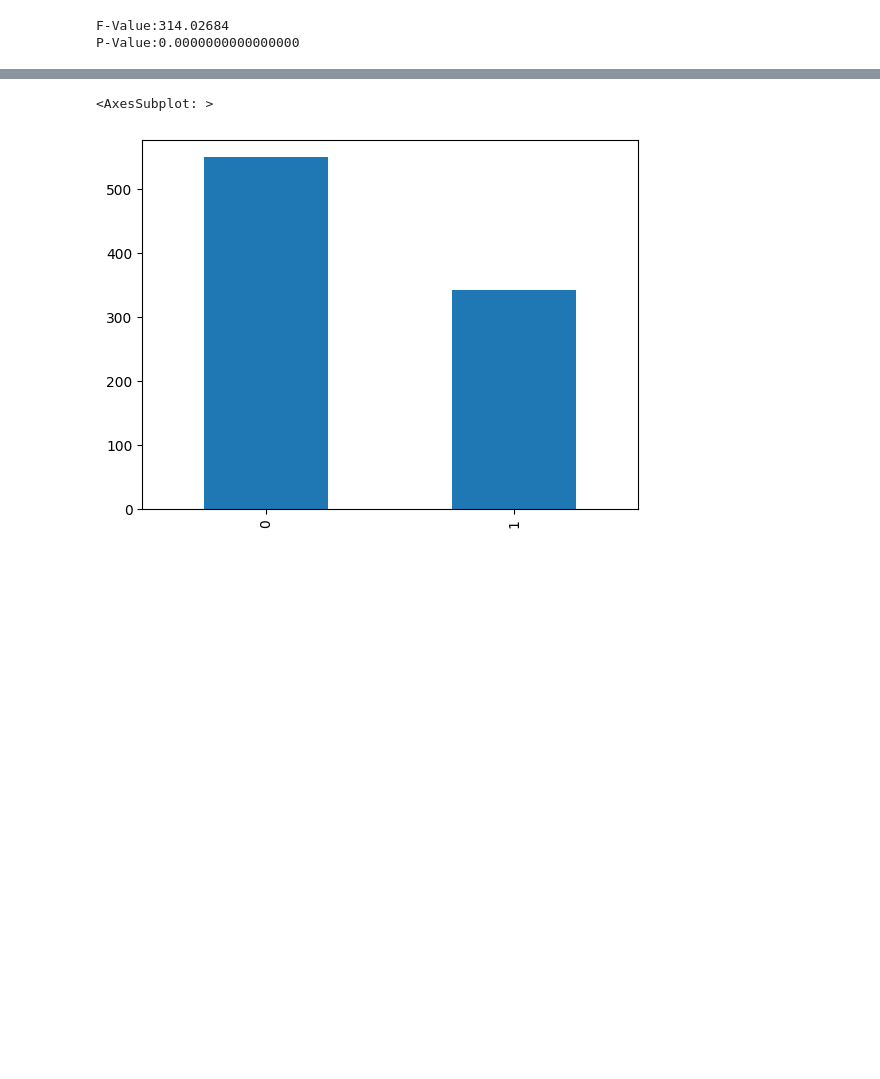
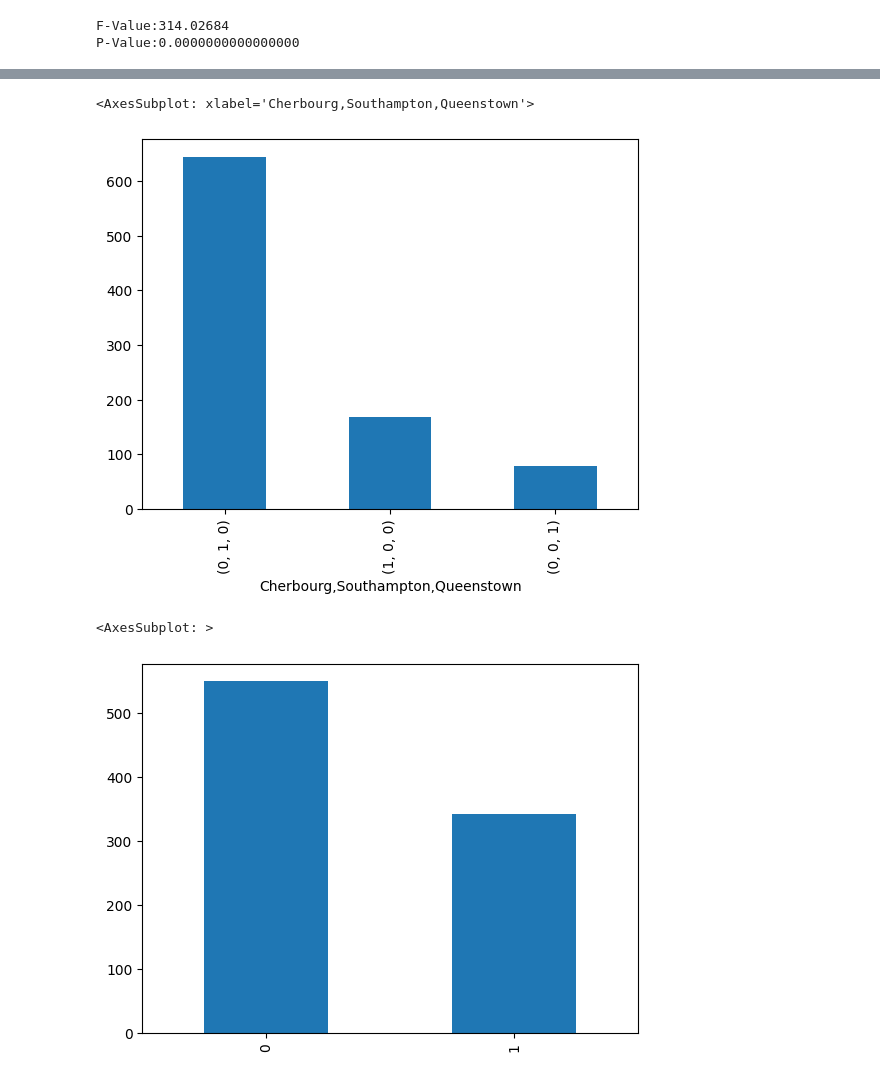
Before and after one commit to SeanMarcusJensen/Exam_DataScience, a Jupyter notebook: Notebook.ipynb, the cells around one changed output, grey strips where cells are left out. Saved outputs shown, nothing was run; the diff lists cells and outputs as text; code cells hidden in the pictures; blank space fills up the shorter version.

```diff
--- a/Notebook.ipynb
+++ b/Notebook.ipynb
@@ -187,3 +195,8 @@ sns.pairplot(dataframe)
+# %%
+dataframe[['Cherbourg', 'Southampton', 'Queenstown']].value_counts().plot(kind='bar')
+# %% [output]
+<AxesSubplot: xlabel='Cherbourg,Southampton,Queenstown'>
+[figure, added]
 # %%
 dataframe['Survived'].value_counts().plot(kind='bar')
 # %% [output]
```
Also changed, not shown: parts of 16 cells of this notebook, 1 other file.
